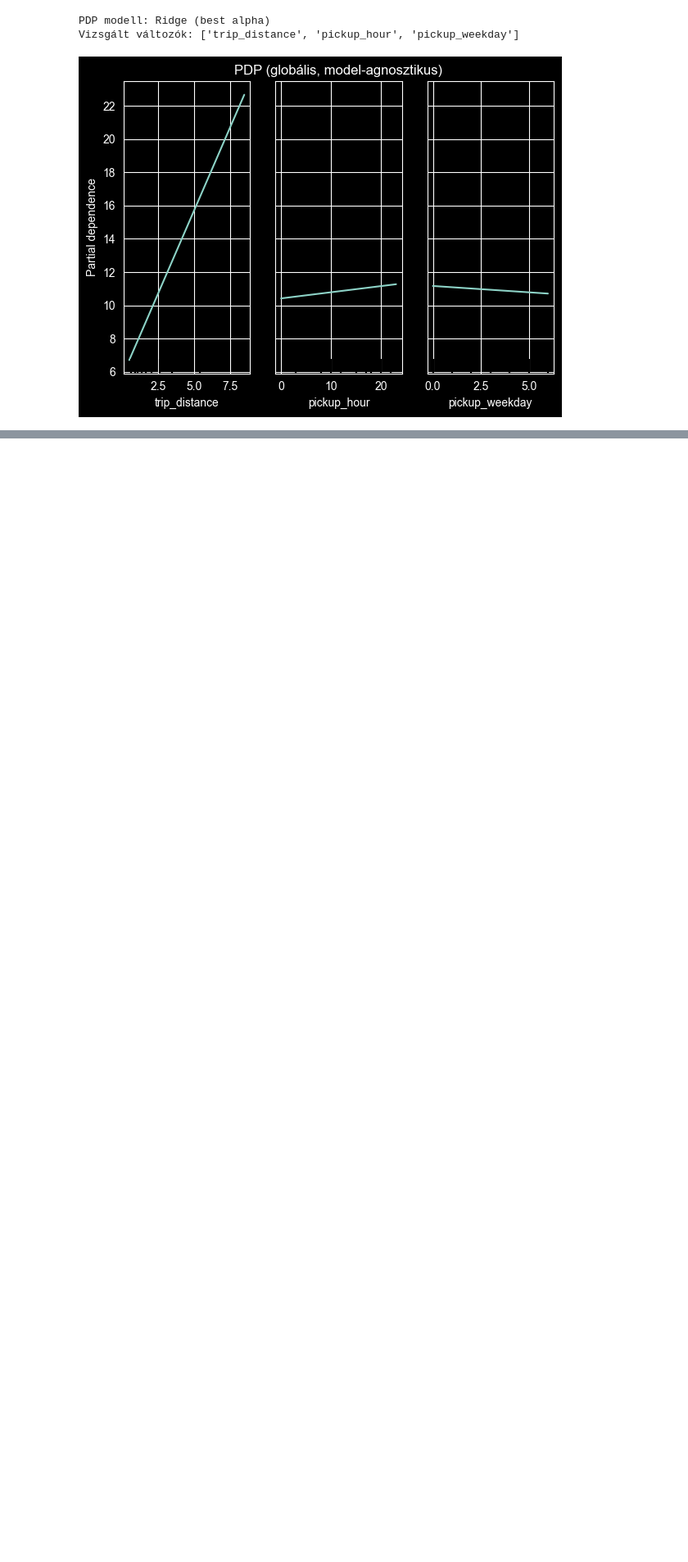
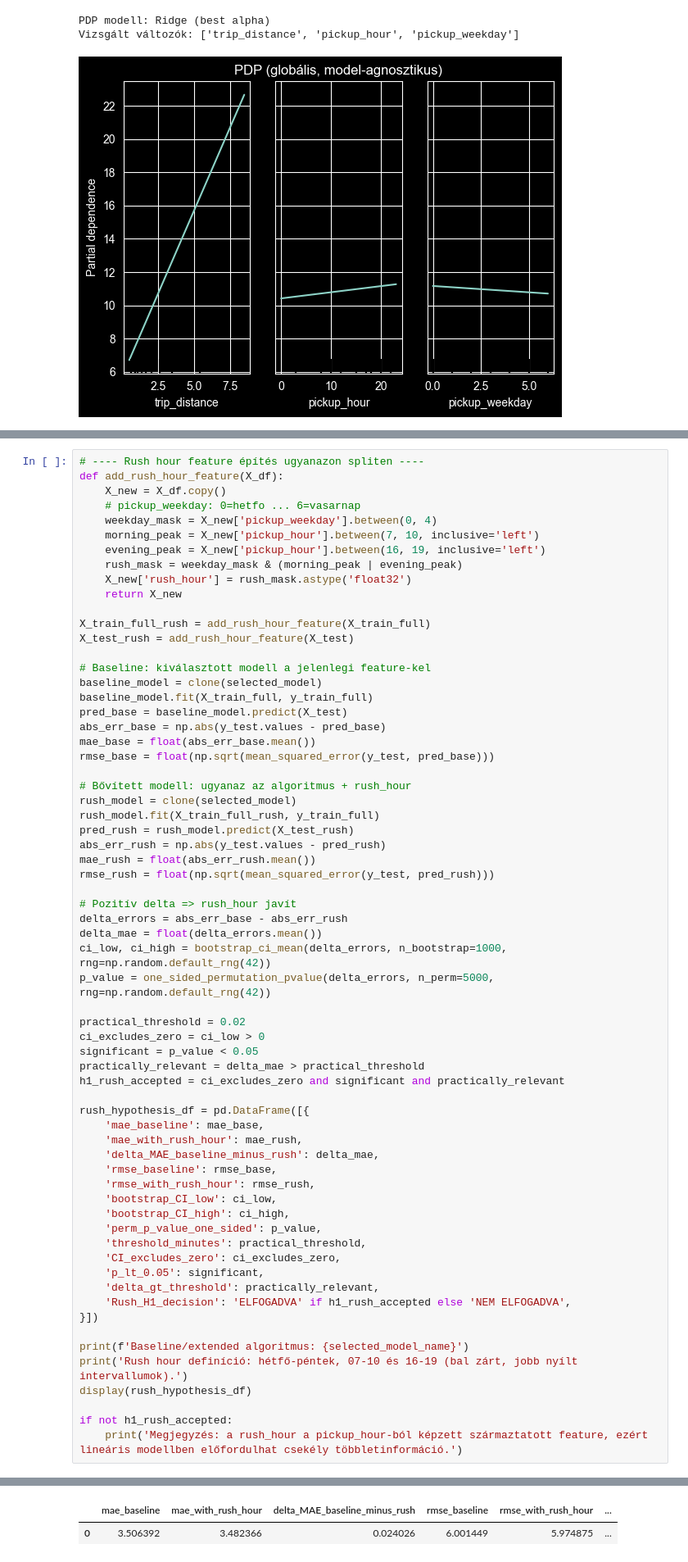
Before and after one commit to szflori/interpretable-ml-taxi, a Jupyter notebook: yellow_taxi_linear_regression_eta.ipynb, the cells around one changed output, grey strips where cells are left out. Shown at 82% size. Cells and saved outputs as stored; diff of their text form; blank space fills up the shorter version.

```diff
--- a/yellow_taxi_linear_regression_eta.ipynb
+++ b/yellow_taxi_linear_regression_eta.ipynb
@@ -526,0 +637,66 @@ Vizsgált változók: ['trip_distance', 'pickup_hour', 'pickup_weekday']
+# %%
+# ---- Rush hour feature építés ugyanazon spliten ----
+def add_rush_hour_feature(X_df):
+    X_new = X_df.copy()
+    # pickup_weekday: 0=hetfo ... 6=vasarnap
+    weekday_mask = X_new['pickup_weekday'].between(0, 4)
+    morning_peak = X_new['pickup_hour'].between(7, 10, inclusive='left')
+    evening_peak = X_new['pickup_hour'].between(16, 19, inclusive='left')
+    rush_mask = weekday_mask & (morning_peak | evening_peak)
+    X_new['rush_hour'] = rush_mask.astype('float32')
+    return X_new
+
+X_train_full_rush = add_rush_hour_feature(X_train_full)
+X_test_rush = add_rush_hour_feature(X_test)
+
+# Baseline: kiválasztott modell a jelenlegi feature-kel
+baseline_model = clone(selected_model)
+baseline_model.fit(X_train_full, y_train_full)
+pred_base = baseline_model.predict(X_test)
+abs_err_base = np.abs(y_test.values - pred_base)
+mae_base = float(abs_err_base.mean())
+rmse_base = float(np.sqrt(mean_squared_error(y_test, pred_base)))
+
+# Bővített modell: ugyanaz az algoritmus + rush_hour
+rush_model = clone(selected_model)
+rush_model.fit(X_train_full_rush, y_train_full)
+pred_rush = rush_model.predict(X_test_rush)
+abs_err_rush = np.abs(y_test.values - pred_rush)
+mae_rush = float(abs_err_rush.mean())
+rmse_rush = float(np.sqrt(mean_squared_error(y_test, pred_rush)))
+
+# Pozitív delta => rush_hour javít
+delta_errors = abs_err_base - abs_err_rush
+delta_mae = float(delta_errors.mean())
+ci_low, ci_high = bootstrap_ci_mean(delta_errors, n_bootstrap=1000, rng=np.random.default_rng(42))
+p_value = one_sided_permutation_pvalue(delta_errors, n_perm=5000, rng=np.random.default_rng(42))
+
+practical_threshold = 0.02
+ci_excludes_zero = ci_low > 0
+significant = p_value < 0.05
+practically_relevant = delta_mae > practical_threshold
+h1_rush_accepted = ci_excludes_zero and significant and practically_relevant
+
+rush_hypothesis_df = pd.DataFrame([{
+    'mae_baseline': mae_base,
+    'mae_with_rush_hour': mae_rush,
+    'delta_MAE_baseline_minus_rush': delta_mae,
+    'rmse_baseline': rmse_base,
+    'rmse_with_rush_hour': rmse_rush,
+    'bootstrap_CI_low': ci_low,
+    'bootstrap_CI_high': ci_high,
+    'perm_p_value_one_sided': p_value,
+    'threshold_minutes': practical_threshold,
+    'CI_excludes_zero': ci_excludes_zero,
+    'p_lt_0.05': significant,
+    'delta_gt_threshold': practically_relevant,
+    'Rush_H1_decision': 'ELFOGADVA' if h1_rush_accepted else 'NEM ELFOGADVA',
+}])
+
+print(f'Baseline/extended algoritmus: {selected_model_name}')
+print('Rush hour definíció: hétfő-péntek, 07-10 és 16-19 (bal zárt, jobb nyílt intervallumok).')
+display(rush_hypothesis_df)
+
+if not h1_rush_accepted:
+    print('Megjegyzés: a rush_hour a pickup_hour-ból képzett származtatott feature, ezért lineáris modellben előfordulhat csekély többletinformáció.')
+# %% [output]
@@ -526,0 +705,2 @@ Vizsgált változók: ['trip_distance', 'pickup_hour', 'pickup_weekday']
+|  | mae_baseline | mae_with_rush_hour | delta_MAE_baseline_minus_rush | rmse_baseline | rmse_with_rush_hour | ... |
+| 0 | 3.506392 | 3.482366 | 0.024026 | 6.001449 | 5.974875 | ... |
```
Also changed, not shown: parts of 10 cells of this notebook.
